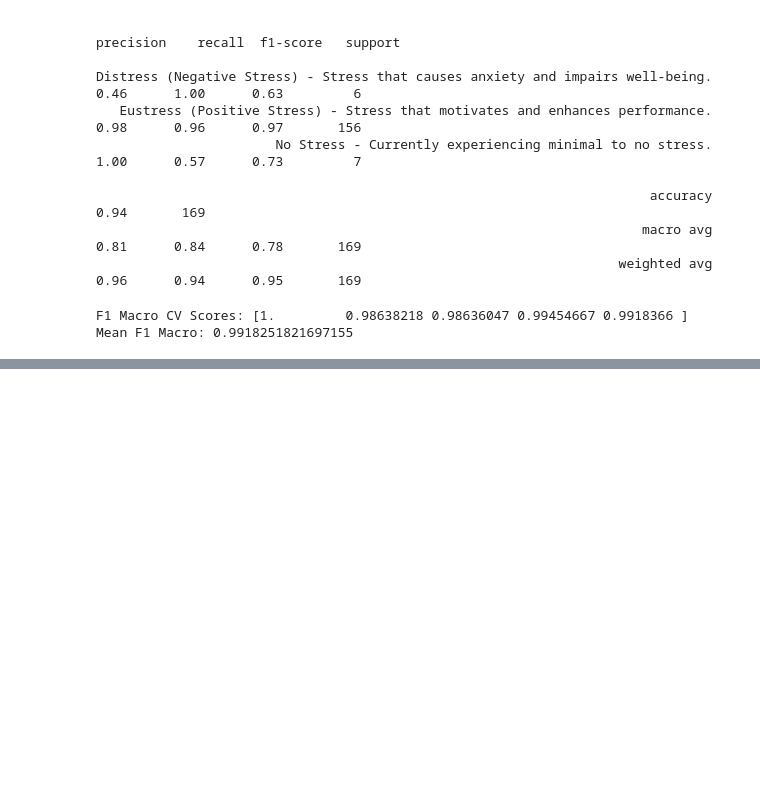
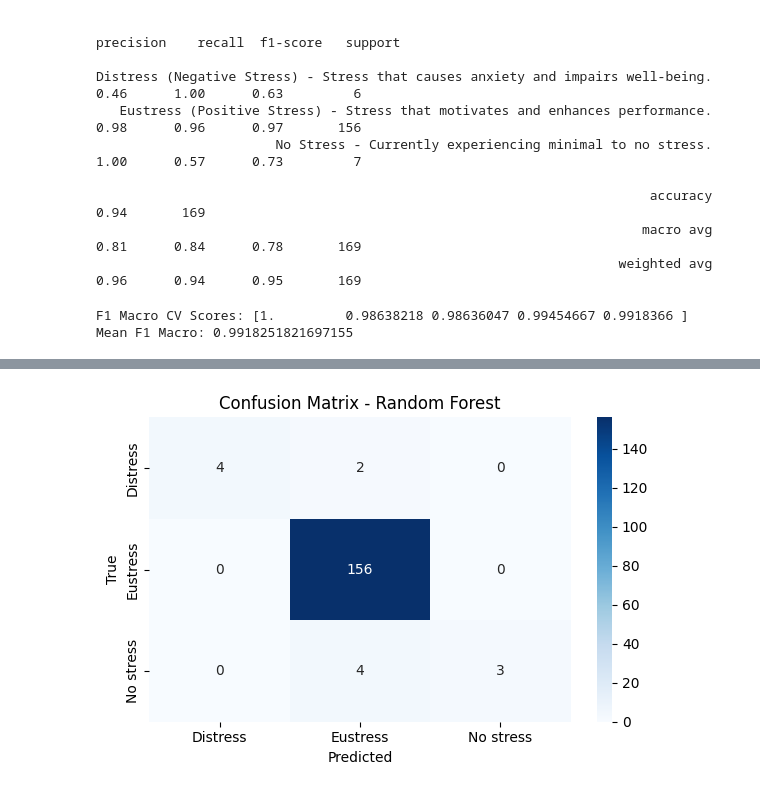
Before and after one commit to ADITYAGUPTAx/Stress-Analyser, a Jupyter notebook: model.ipynb, the cells around one changed output, grey strips where cells are left out. Cells and saved outputs as stored; diff of their text form; code cells hidden in the pictures; blank space fills up the shorter version.

```diff
--- a/model.ipynb
+++ b/model.ipynb
@@ -231,0 +278,10 @@ with open('stress_model.pkl','wb') as f:
+# %%
+plt.figure(figsize=(6,4))
+sns.heatmap(cn, annot=True, fmt='d', cmap='Blues', xticklabels=['Distress', 'Eustress','No stress'], yticklabels=[ 'Distress','Eustress', 'No stress'])
+plt.xlabel("Predicted")
+plt.ylabel("True")
+plt.title("Confusion Matrix - Random Forest")
+plt.tight_layout()
+plt.savefig("confusion_matrix_rf.png", dpi=300)
+# %% [output]
+[figure, added]
```
Also changed, not shown: parts of 20 cells of this notebook, 4 other files.
